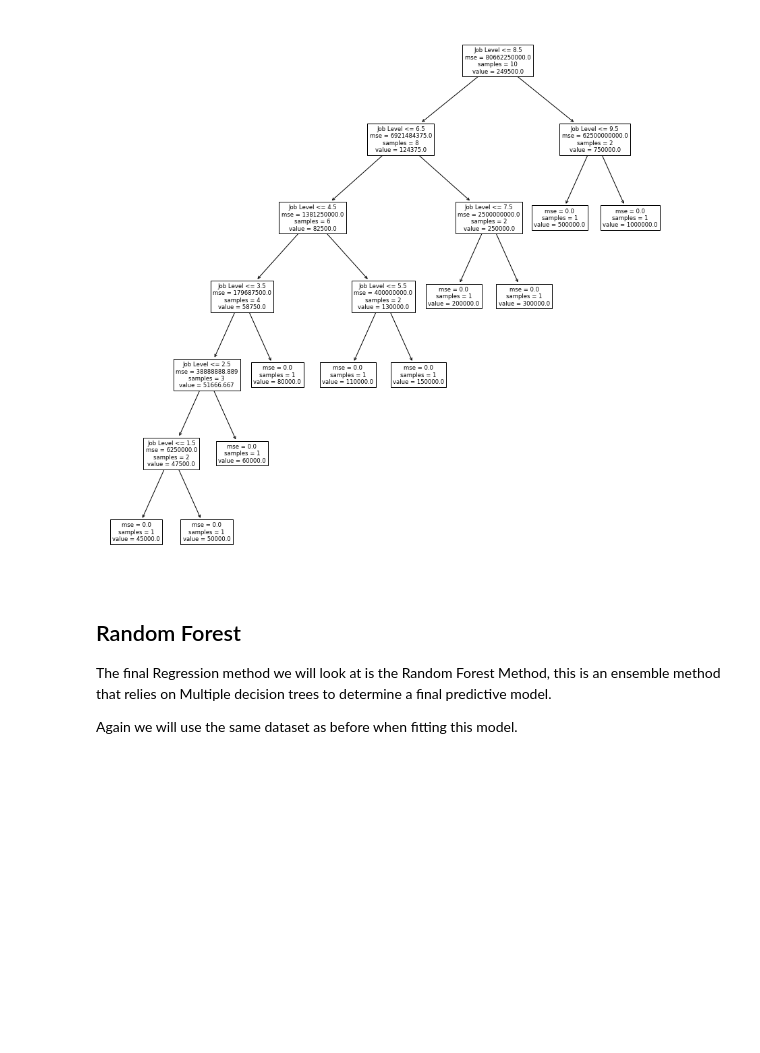
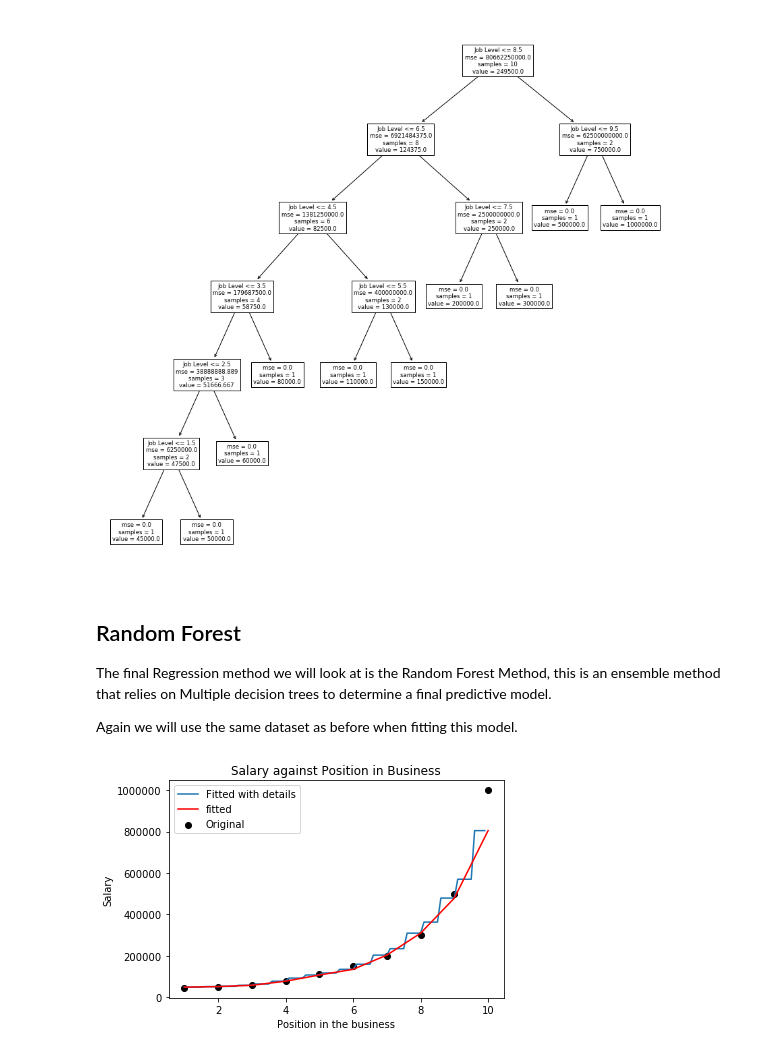
Before and after one commit to Poissonza/Python-Tutorial-Notes, a Jupyter notebook: 2_1 SKLearn Machine Learning.ipynb, the cells around one changed output. Cells and saved outputs as stored; diff of their text form; code cells hidden in the pictures; blank space fills up the shorter version.

```diff
--- a/2 SKLearn Machine Learning.ipynb
+++ b/2_1 SKLearn Machine Learning.ipynb
@@ -334,14 +334,16 @@ Again we will use the same dataset as before when fitting this model.
 # %%
 from sklearn.ensemble import RandomForestRegressor
 
 rf_reg = RandomForestRegressor()
-rf_reg.fit(x,y)
-prediction = rf_reg.predict(x)
+rf_reg.fit(x.reshape(-1,1),y)
+prediction = rf_reg.predict(x.reshape(-1,1))
 plt.scatter(x,y,c='black',label ='Original')
 plt.plot (x_range,rf_reg.predict(x_range.reshape(-1,1)),label='Fitted with details')
 plt.plot(x,prediction,c='red',label='fitted')
 plt.xlabel('Position in the business')
 plt.ylabel('Salary')
 plt.title('Salary against Position in Business')
 plt.legend()
 plt.show()
+# %% [output]
+[figure, added]
```
Also changed, not shown: parts of 14 cells of this notebook, 2 other files.
